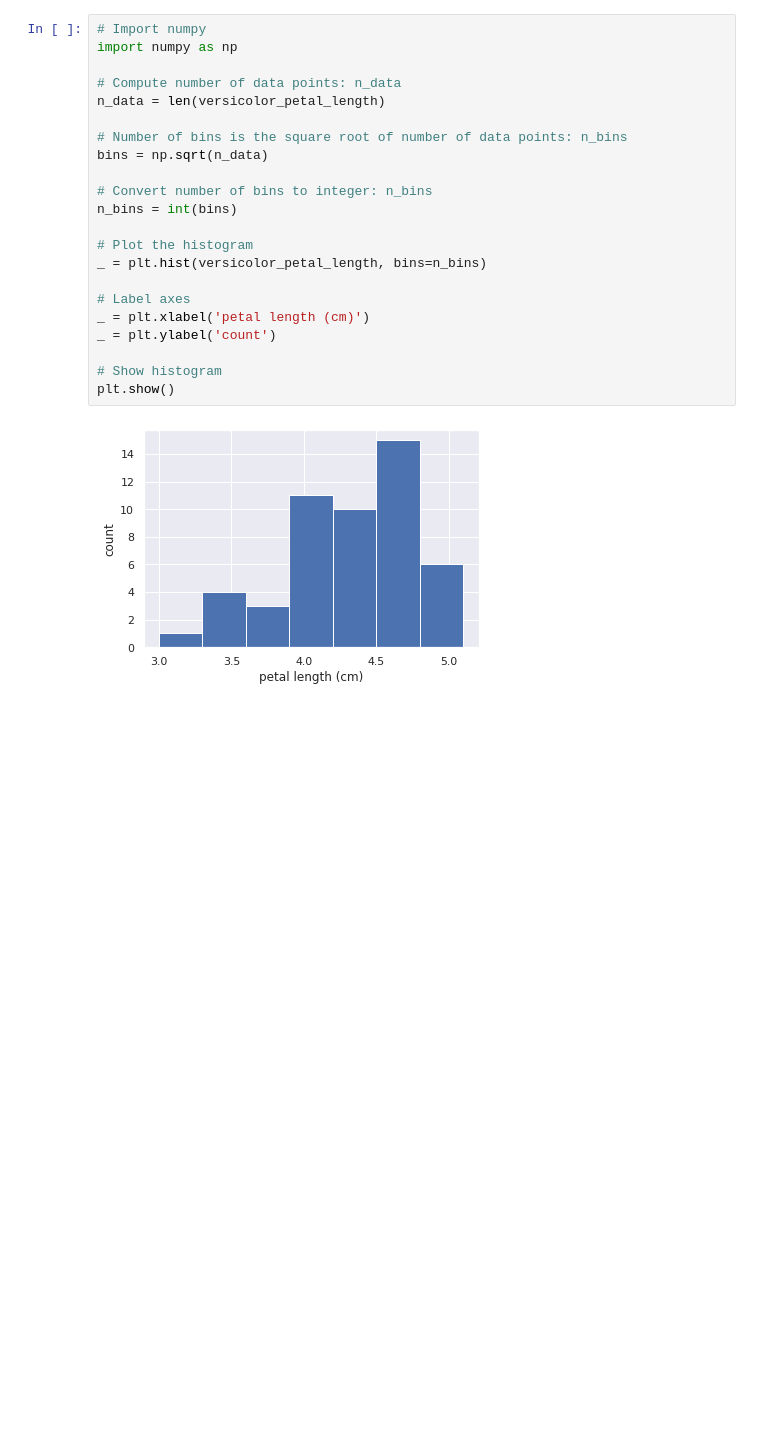
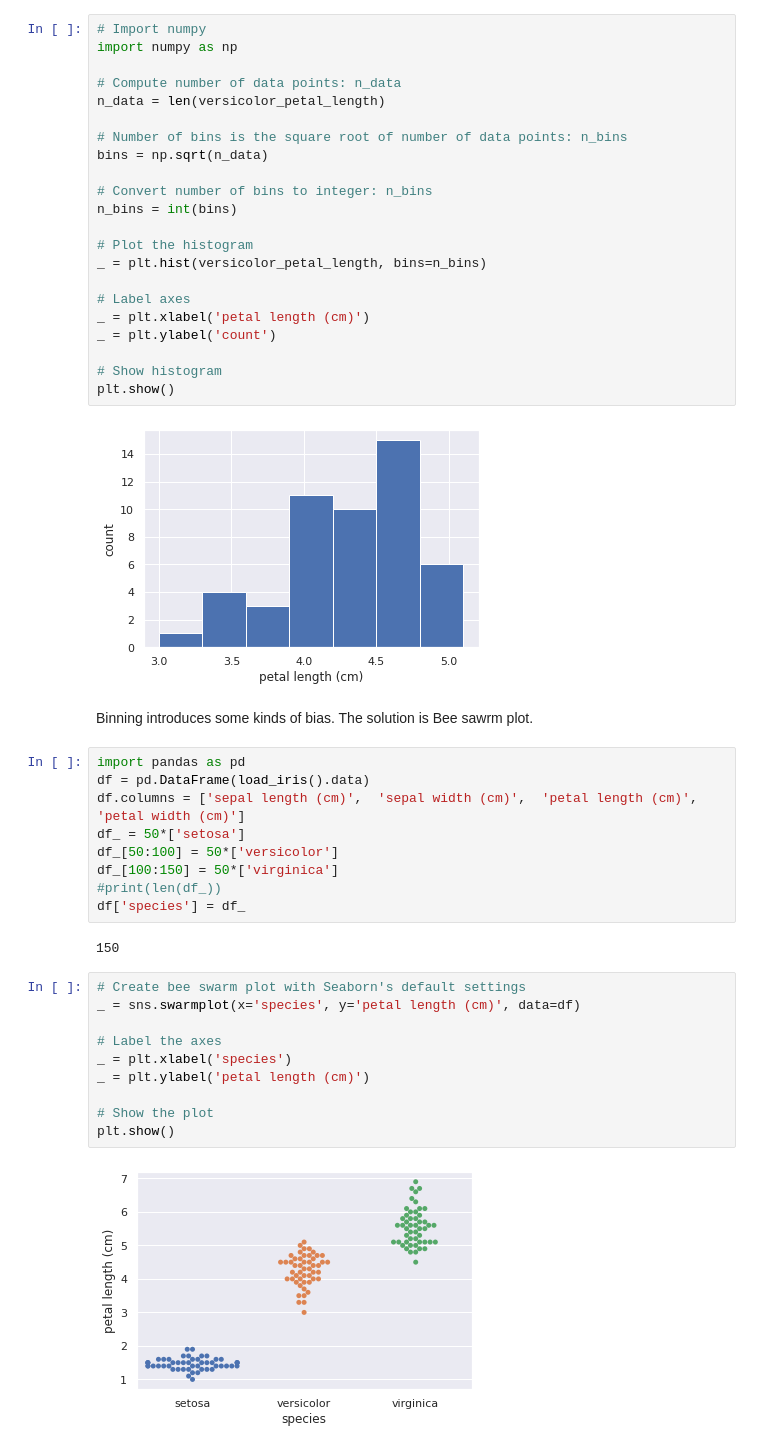
Before and after one commit to kimdesok/Statistical-Thinking-in-Python-Part-1, a Jupyter notebook: Stats_by_Python1.ipynb, the cells around one changed output. Saved outputs shown, nothing was run; the diff lists cells and outputs as text; blank space fills up the shorter version.

```diff
--- a/Stats_by_Python1.ipynb
+++ b/Stats_by_Python1.ipynb
@@ -64,3 +64,28 @@ _ = plt.ylabel('count')
 plt.show()
 # %% [output]
 [figure]
+# %% [markdown]
+Binning introduces some kinds of bias.  The solution is Bee sawrm plot.
+# %%
+import pandas as pd
+df = pd.DataFrame(load_iris().data)
+df.columns = ['sepal length (cm)',  'sepal width (cm)',  'petal length (cm)',  'petal width (cm)']
+df_ = 50*['setosa']
+df_[50:100] = 50*['versicolor']
+df_[100:150] = 50*['virginica']
+#print(len(df_))
+df['species'] = df_
+# %% [output]
+150
+# %%
+# Create bee swarm plot with Seaborn's default settings
+_ = sns.swarmplot(x='species', y='petal length (cm)', data=df)
+
+# Label the axes
+_ = plt.xlabel('species')
+_ = plt.ylabel('petal length (cm)')
+
+# Show the plot
+plt.show()
+# %% [output]
+[figure, added]
```
Also changed, not shown: parts of 2 cells of this notebook.
